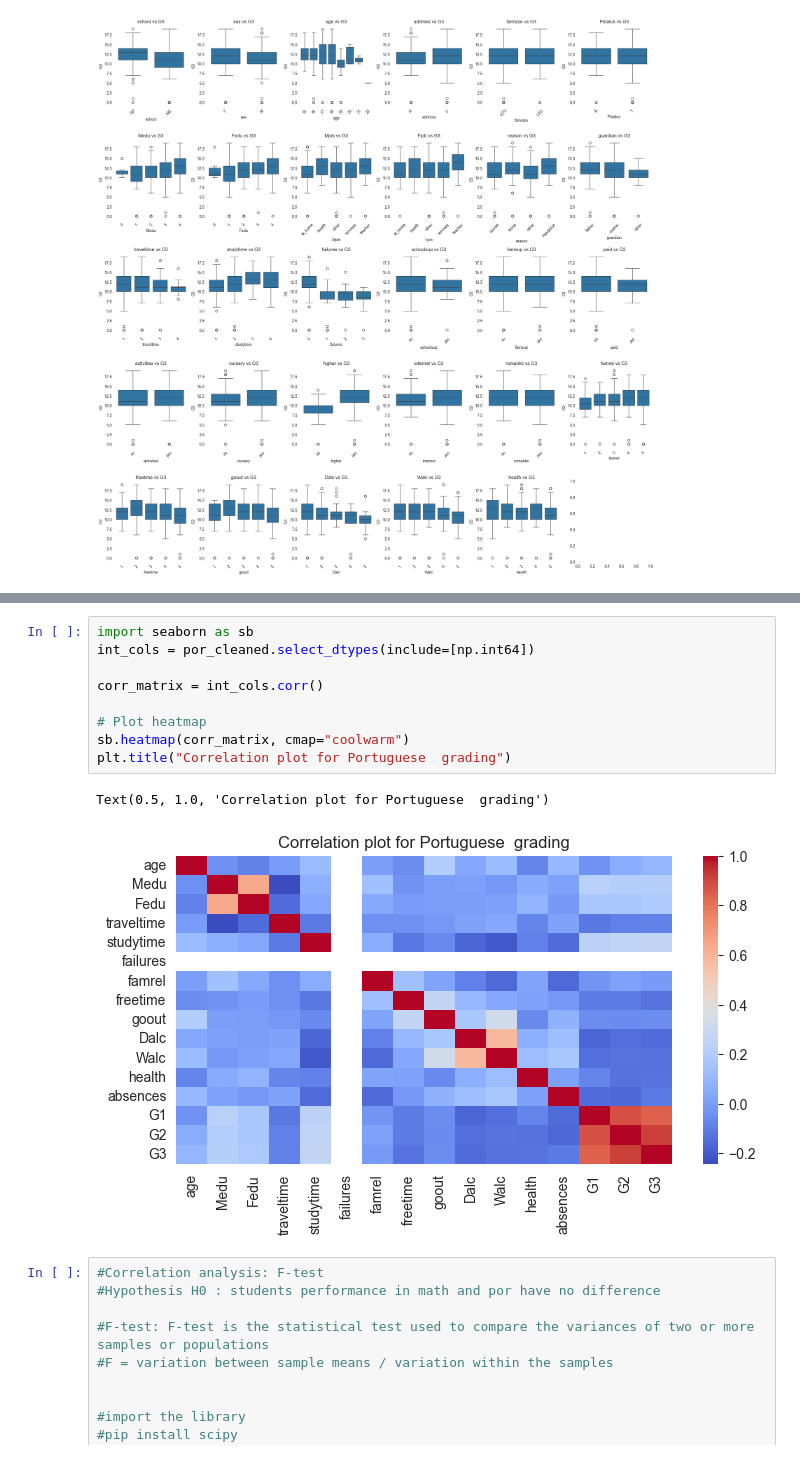
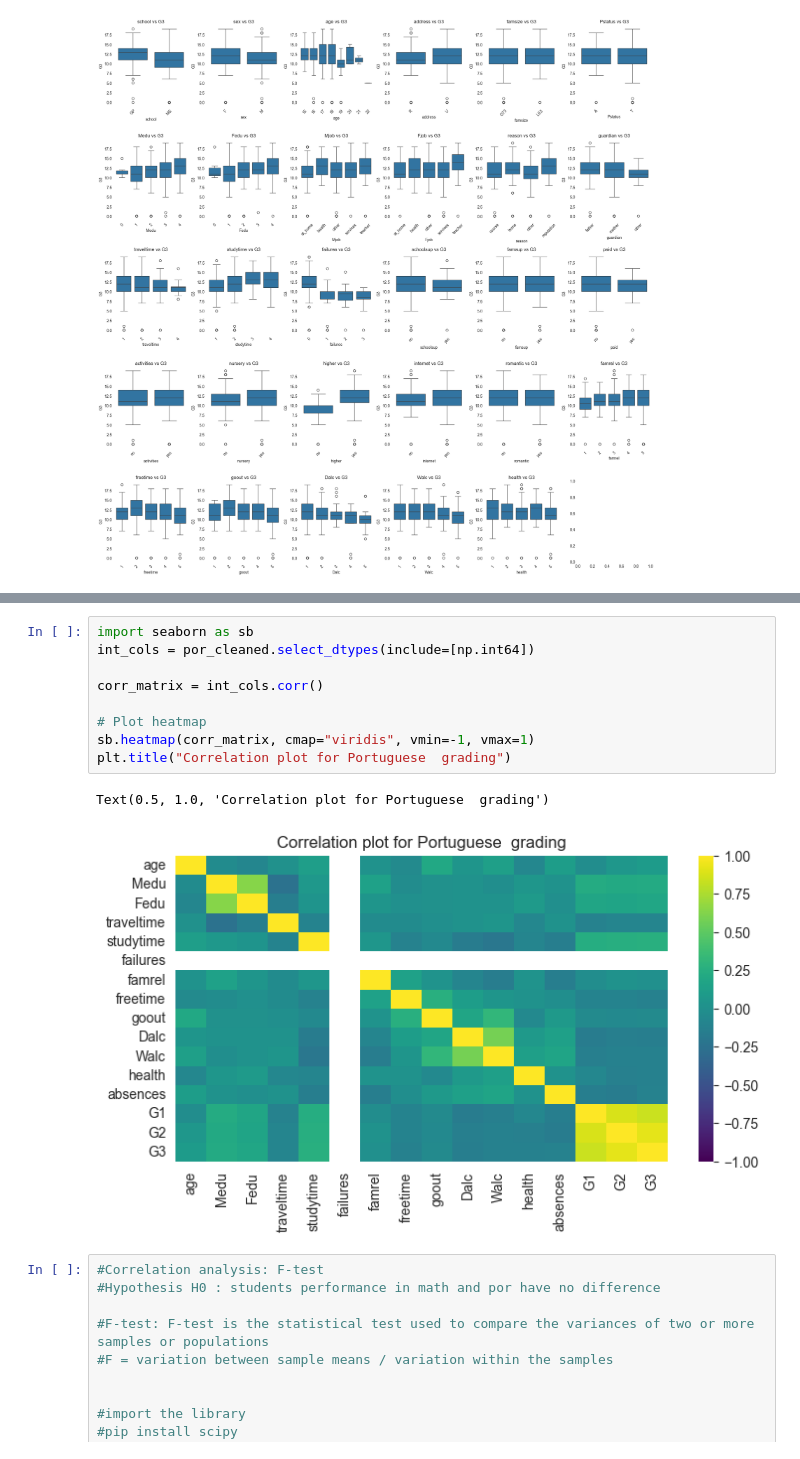
Before and after one commit to david-boules/SDS-CP015-student-performance-pred, a Jupyter notebook: notebooks/cholpon_zhakshylykova/cholpon_zhakshylykova_studentProgress.ipynb, the cells around one changed output, grey strips where cells are left out. Saved outputs shown, nothing was run; the diff lists cells and outputs as text.

Commit message:
changed heatmap

```diff
--- a/notebooks/cholpon_zhakshylykova/cholpon_zhakshylykova_studentProgress.ipynb
+++ b/notebooks/cholpon_zhakshylykova/cholpon_zhakshylykova_studentProgress.ipynb
@@ -391,15 +385,15 @@ Text(0.5, 1.0, 'Correlation plot for Math grading')
 # %%
 import seaborn as sb
 int_cols = por_cleaned.select_dtypes(include=[np.int64])
 
 corr_matrix = int_cols.corr()
 
 # Plot heatmap
-sb.heatmap(corr_matrix, cmap="coolwarm")
+sb.heatmap(corr_matrix, cmap="viridis", vmin=-1, vmax=1)
 plt.title("Correlation plot for Portuguese  grading")
 # %% [output]
 Text(0.5, 1.0, 'Correlation plot for Portuguese  grading')
-[figure, old version]
+[figure, new version]
 # %%
 #Correlation analysis: F-test
 #Hypothesis H0 : students performance in math and por have no difference
```
Also changed, not shown: parts of 9 cells of this notebook.
